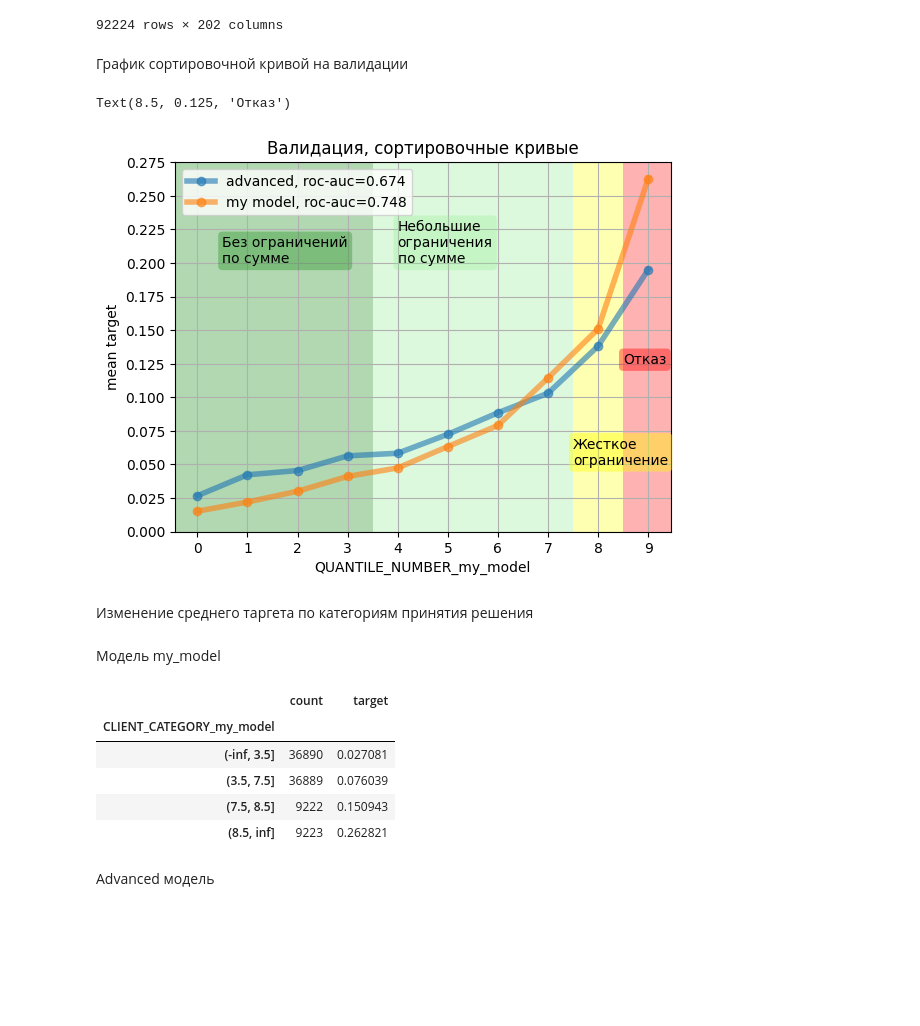
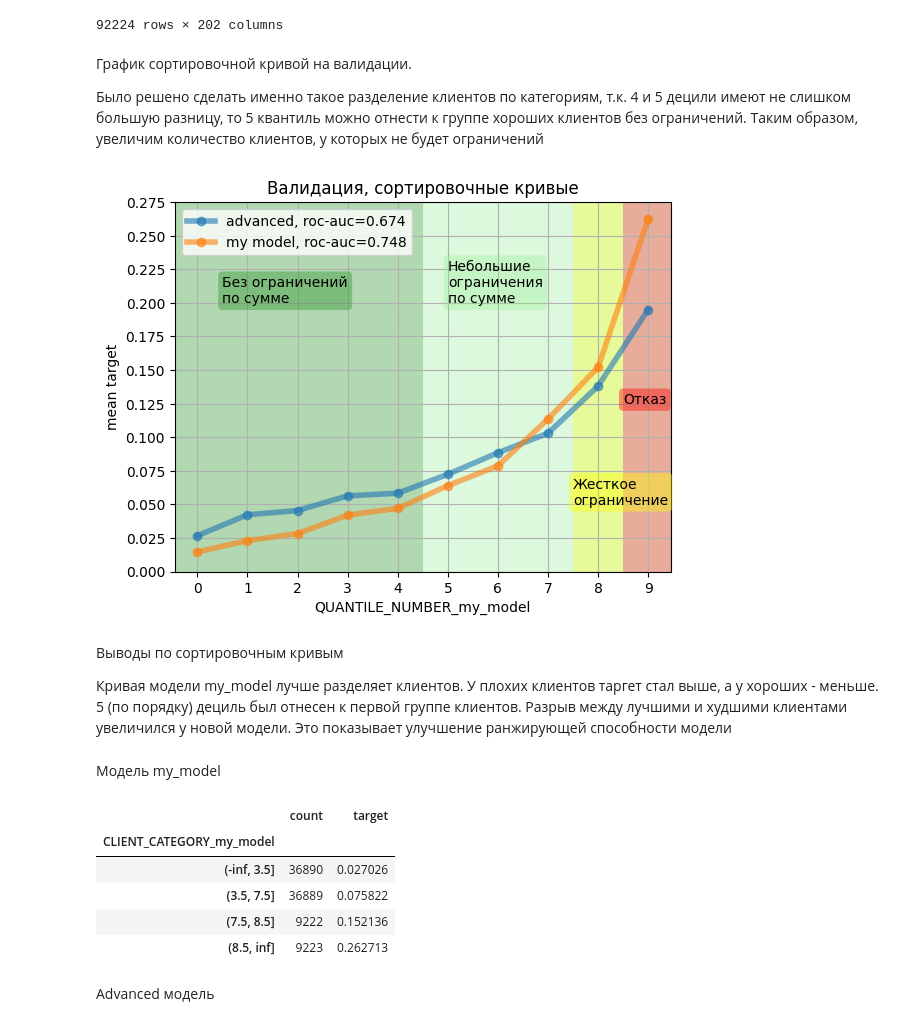
Before and after one commit to AlexanderSh11/credit_scoring_shift, a Jupyter notebook: src/metrics/model-validation.ipynb, the cells around one changed output. Drawn from its saved outputs; the diff is of its cells as text; code cells hidden in the pictures; blank space fills up the shorter version.

Commit message:
Выводы по дата-дрифту

```diff
--- a/src/metrics/model-validation.ipynb
+++ b/src/metrics/model-validation.ipynb
@@ -201,4 +224,4 @@ Text(2023-10-01, 2005, 'validation')
 all_features_df_upper[NUMERICAL_FEATURES] = all_features_df_upper[NUMERICAL_FEATURES].fillna(-1)
 all_features_df_upper[EXT_SOURCE_FEATURES] = all_features_df_upper[EXT_SOURCE_FEATURES].fillna(-1)
 all_features_df_upper[CAT_FEATURES] = all_features_df_upper[CAT_FEATURES].fillna('XNA')
-all_features_df_upper[NEW_FEATURES] = all_features_df_upper[NEW_FEATURES].fillna(-1)
+all_features_df_upper[NEW_FEATURES] = all_features_df_upper[NEW_FEATURES].fillna(0)
@@ -259,15 +294,15 @@ features.sort_values('importance', ascending=False).head(10)
 # %%
 validation['PROBA_model_advanced'] = model_advanced.predict_proba(
     X=validation[model_advanced_feature_names],
-)[:, 1]  # Оцениваем пробу валидационной выборки
+)[:, 1]
 
 validation['QUANTILE_model_advanced'] = pd.qcut(
     validation['PROBA_model_advanced'],
     q=10,
-)  # Сортируем на 10 равных по кол-ву категорий
+)
 
 validation['QUANTILE_NUMBER_model_advanced'] = pd.qcut(
     validation['PROBA_model_advanced'],
     q=10,
     labels=np.arange(10),
-)  # То же самое, но у групп название от 0 до 9
+)
@@ -399,18 +440,18 @@ features.sort_values('importance', ascending=False).head(10)
 # %%
 validation['PROBA_my_model'] = my_model.predict_proba(
     X=validation[my_model_feature_names],
-)[:, 1]  # Оцениваем пробу валидационной выборки
+)[:, 1]
 
 validation['QUANTILE_my_model'] = pd.qcut(
     validation['PROBA_my_model'],
     q=10,
-)  # Сортируем на 10 равных по кол-ву категорий
+)
 
 validation['QUANTILE_NUMBER_my_model'] = pd.qcut(
     validation['PROBA_my_model'],
     q=10,
     labels=np.arange(10),
-)  # То же самое, но у групп название от 0 до 9
+)
 # %%
 validation['QUANTILE_my_model'].value_counts().sort_index()
 # %% [output]
@@ -517,47 +570,52 @@ validation
 | 92223 | 456255 | 0.0 | Cash loans | F | N | N | 0.0 | ... |
 92224 rows × 202 columns
 # %% [markdown]
-График сортировочной кривой на валидации
+График сортировочной кривой на валидации.
+
+Было решено сделать именно такое разделение клиентов по категориям, т.к. 4 и 5 децили имеют не слишком большую разницу, то 5 квантиль можно отнести к группе хороших клиентов без ограничений. Таким образом, увеличим количество клиентов, у которых не будет ограничений
 # %%
 score = roc_auc_score(validation[TARGET], validation['PROBA_model_advanced'])
 ax = sort_table_advanced['target'].plot(
     xticks=np.arange(10),
     marker='o',
     lw=4,
     alpha=0.6,
     grid=True,
     title='Валидация, сортировочные кривые',
     ylabel='mean target',
     label=f'advanced, roc-auc={score:.3f}',
 )
 
 score = roc_auc_score(validation[TARGET], validation['PROBA_my_model'])
 ax = sort_table_my_model['target'].plot(
     xticks=np.arange(10),
     marker='o',
     lw=4,
     alpha=0.6,
     grid=True,
     ylabel='mean target',
     label=f'my model, roc-auc={score:.3f}',
 )
 
 ax.set_yticks(np.arange(0, 0.30, 0.025))
 ax.legend()
-ax.add_patch(patches.Rectangle((-0.5, 0), 4, 0.275, linewidth=0, facecolor='green', alpha=0.3))
-ax.add_patch(patches.Rectangle((3.5, 0), 4, 0.275, linewidth=0, facecolor='lightgreen', alpha=0.3))
+ax.add_patch(patches.Rectangle((-0.5, 0), 5, 0.275, linewidth=0, facecolor='green', alpha=0.3))
+ax.add_patch(patches.Rectangle((4.5, 0), 5, 0.275, linewidth=0, facecolor='lightgreen', alpha=0.3))
 ax.add_patch(patches.Rectangle((7.5, 0), 1, 0.275, linewidth=0, facecolor='yellow', alpha=0.3))
 ax.add_patch(patches.Rectangle((8.5, 0), 1, 0.275, linewidth=0, facecolor='red', alpha=0.3))
 
 ax.text(0.5, 0.2, 'Без ограничений\nпо сумме', color='k', bbox=dict(facecolor='green', lw=0, alpha=0.3, boxstyle='round, pad=0.3'))
-ax.text(4, 0.2, 'Небольшие\nограничения\nпо сумме', color='k', bbox=dict(facecolor='lightgreen', lw=0, alpha=0.3, boxstyle='round, pad=0.3'))
+ax.text(5, 0.2, 'Небольшие\nограничения\nпо сумме', color='k', bbox=dict(facecolor='lightgreen', lw=0, alpha=0.3, boxstyle='round, pad=0.3'))
 ax.text(7.5, 0.05, 'Жесткое\nограничение', color='k', bbox=dict(facecolor='yellow', lw=0, alpha=0.4, boxstyle='round, pad=0.3'))
 ax.text(8.5, 0.125, 'Отказ', color='k', bbox=dict(facecolor='red', lw=0, alpha=0.4, boxstyle='round, pad=0.3'))
+
+plt.savefig(PROJECT_DIR / 'src/metrics/sorting_curves.png')
 # %% [output]
-Text(8.5, 0.125, 'Отказ')
-[figure, old version]
+[figure, new version]
-# %% [markdown]
-Изменение среднего таргета по категориям принятия решения
+# %% [markdown]
+Выводы по сортировочным кривым
+
+Кривая модели my_model лучше разделяет клиентов. У плохих клиентов таргет стал выше, а у хороших - меньше. 5 (по порядку) дециль был отнесен к первой группе клиентов. Разрыв между лучшими и худшими клиентами увеличился у новой модели. Это показывает улучшение ранжирующей способности модели
 # %%
 validation['CLIENT_CATEGORY_model_advanced'] = pd.cut(
     validation['QUANTILE_NUMBER_model_advanced'],
@@ -585,10 +643,10 @@ client_categories_my_model = validation.groupby([
 # %% [output]
 |  | count | target |
 | CLIENT_CATEGORY_my_model |  |  |
-| (-inf, 3.5] | 36890 | 0.027081 |
-| (3.5, 7.5] | 36889 | 0.076039 |
-| (7.5, 8.5] | 9222 | 0.150943 |
-| (8.5, inf] | 9223 | 0.262821 |
+| (-inf, 3.5] | 36890 | 0.027026 |
+| (3.5, 7.5] | 36889 | 0.075822 |
+| (7.5, 8.5] | 9222 | 0.152136 |
+| (8.5, inf] | 9223 | 0.262713 |
 # %% [markdown]
 Advanced модель
 # %%
```
Also changed, not shown: parts of 48 cells of this notebook, 2 other files.
